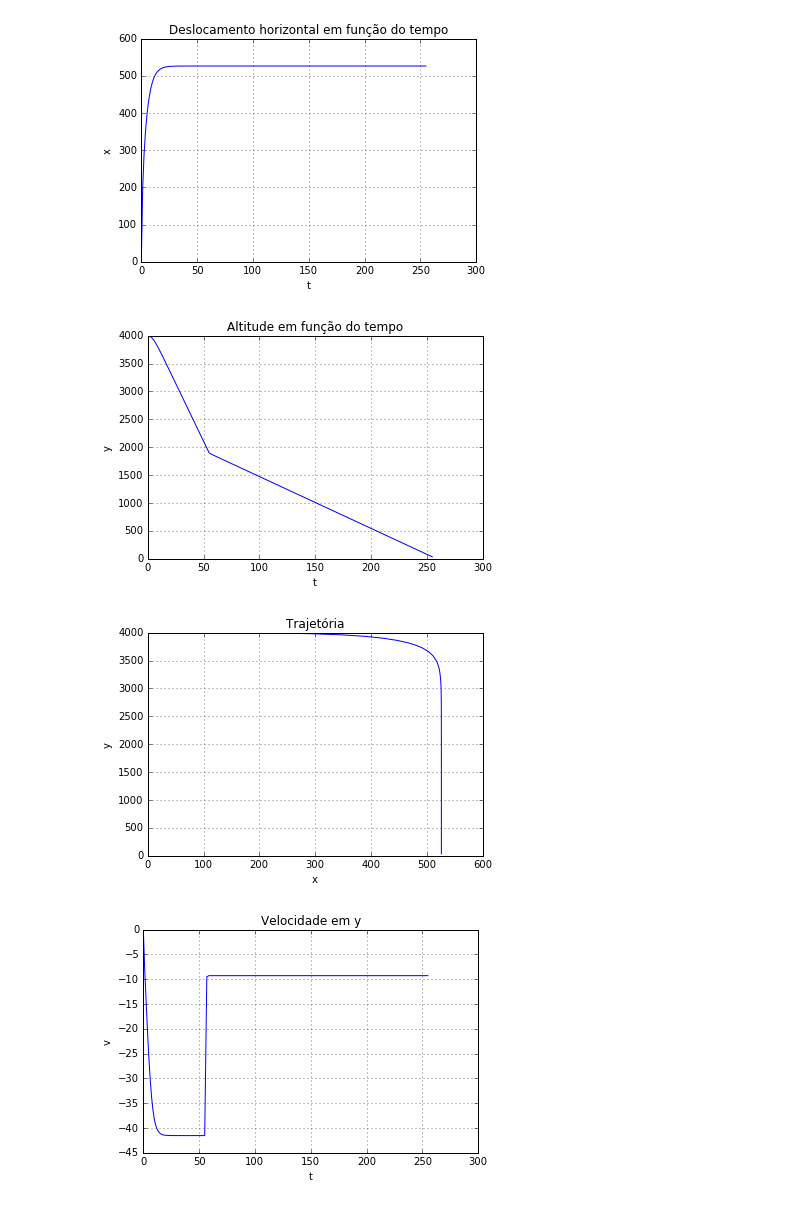
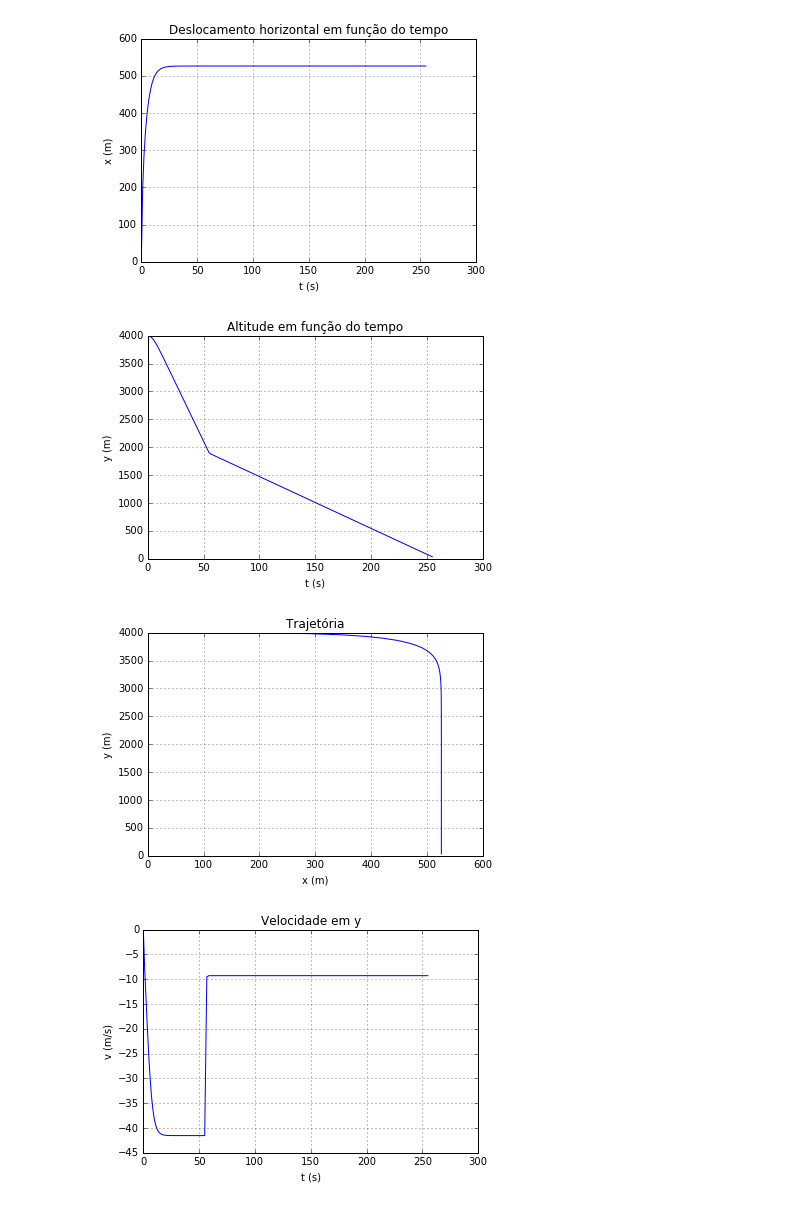
Before and after one commit to alcapriles/parachute-simulation, a Jupyter notebook: Projeto 3.ipynb, the cells around one changed output. Drawn from its saved outputs; the diff is of its cells as text; code cells hidden in the pictures.

```diff
--- a/Projeto 3.ipynb
+++ b/Projeto 3.ipynb
@@ -114,42 +114,42 @@ T2 = linspace(55,255,107)
 M = odeint(func, A0, T, mxstep=500000000)
 l1 = M[-1,0]
 l2 = M[-1,1]
 l3 = M[-1,2]
 l4 = M[-1,3]
 A1 = [l1, l2, l3, l4]
 M2 = odeint(func_paraquedas_abre, A1, T2, mxstep=500000000)
 T_final = concatenate((T, T2), axis=0)
 M3 = concatenate((M, M2), axis = 0)
 
 plt.plot(T_final, M3[:,0])
-plt.xlabel('t')
-plt.ylabel('x')
+plt.xlabel('t (s)')
+plt.ylabel('x (m)')
 plt.title('Deslocamento horizontal em função do tempo')
 plt.grid()
 plt.show()
 
 plt.plot(T_final, M3[:,1])
-plt.xlabel('t')
-plt.ylabel('y')
+plt.xlabel('t (s)')
+plt.ylabel('y (m)')
 plt.title('Altitude em função do tempo')
 plt.grid()
 plt.show()
 
 plt.plot(M3[:,0], M3[:,1])
-plt.xlabel('x')
-plt.ylabel('y')
+plt.xlabel('x (m)')
+plt.ylabel('y (m)')
 plt.title('Trajetória')
 plt.grid()
 plt.show()
 
 plt.plot(T_final, M3[:,3])
-plt.xlabel('t')
-plt.ylabel('v')
+plt.xlabel('t (s)')
+plt.ylabel('v (m/s)')
 plt.title('Velocidade em y')
 plt.grid()
 plt.show()
 # %% [output]
-[figure, old version]
+[figure, new version]
-[figure, old version]
+[figure, new version]
-[figure, old version]
+[figure, new version]
-[figure, old version]
+[figure, new version]
```
Also changed, not shown: parts of 1 cell of this notebook.
